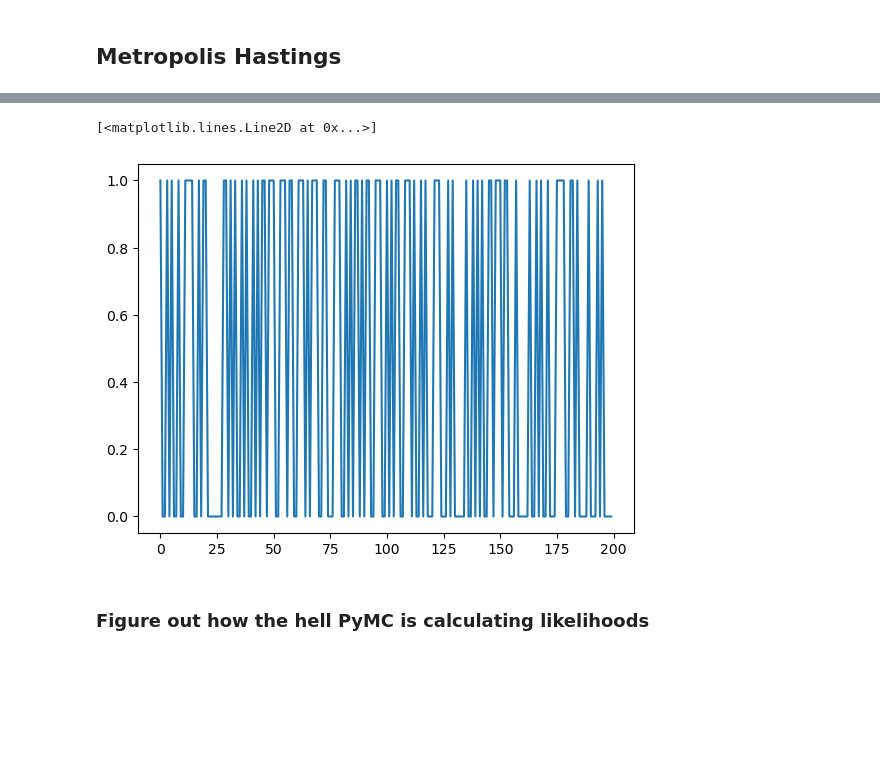
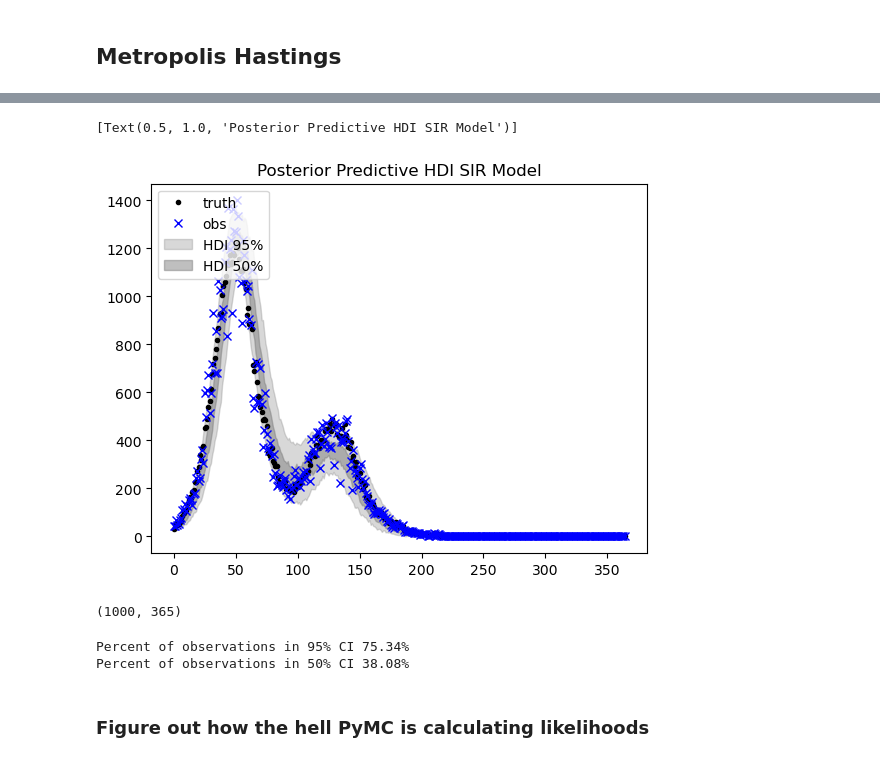
Before and after one commit to hwunrow/epykalman, a Jupyter notebook: src/metropolis_hastings.ipynb, the cells around one changed output, grey strips where cells are left out. Drawn from its saved outputs; the diff is of its cells as text; code cells hidden in the pictures; blank space fills up the shorter version.

```diff
--- a/src/metropolis_hastings.ipynb
+++ b/src/metropolis_hastings.ipynb
@@ -244,8 +282,62 @@ plt.plot(data.i)
-# %%
-plt.plot(np.exp(acceptance_list))
-# %% [output]
-[<matplotlib.lines.Line2D at 0x...>]
-[figure, removed]
+# %%
+from random import choices
+
+ppc = choices(trace, k=1000)
+
+i_ppc_list = []
+for theta in ppc:
+    S0 = N - theta['I0']
+    _, _, _, i = integrate(t_I=true_params['t_I'], N=true_params['N'], S0=S0, n_t=true_params['n_t'], **theta)
+    i_ppc_list.append(i)
+# %%
+i_ppc = np.array(i_ppc_list)
+# %%
+i_ppc = i_ppc[:,1:]
+# %%
+
+fig, ax = plt.subplots()
+t = range(n_t)
+
+ax.plot(t, data.i_true[1:], '.', label="truth", color='black')
+ax.plot(t, data.i[1:], 'x', label="obs", color='blue')
+
+az.plot_hdi(
+    x=t,
+    y=i_ppc,
+    hdi_prob=0.95,
+    color="gray",
+    smooth=False,
+    fill_kwargs={"label": "HDI 95%", "alpha": 0.3},
+    ax=ax,
+)
+az.plot_hdi(
+    x=t,
+    y=i_ppc,
+    hdi_prob=0.5,
+    color="gray",
+    smooth=False,
+    fill_kwargs={"label": "HDI 50%", "alpha": 0.5},
+    ax=ax,
+)
+ax.legend(loc="upper left")
+ax.set(title="Posterior Predictive HDI SIR Model")
+# %% [output]
+[Text(0.5, 1.0, 'Posterior Predictive HDI SIR Model')]
+[figure, added]
+# %%
+i_ppc.shape
+# %% [output]
+(1000, 365)
+# %%
+ci_95 = az.hdi(i_ppc, hdi_prob=0.95)
+ci_50 = az.hdi(i_ppc, hdi_prob=0.5)
+prop_95 = np.mean((ci_95[:, 0] <= data.i[1:]) & (data.i[1:] <= ci_95[:, 1]))
+prop_50 = np.mean((ci_50[:, 0] <= data.i[1:]) & (data.i[1:] <= ci_50[:, 1]))
+print(f"Percent of observations in 95% CI {round(prop_95*100, 2)}%")
+print(f"Percent of observations in 50% CI {round(prop_50*100, 2)}%")
+# %% [output]
+Percent of observations in 95% CI 75.34%
+Percent of observations in 50% CI 38.08%
 # %% [markdown]
 ### Figure out how the hell PyMC is calculating likelihoods
 # %%
```
Also changed, not shown: parts of 14 cells of this notebook.
